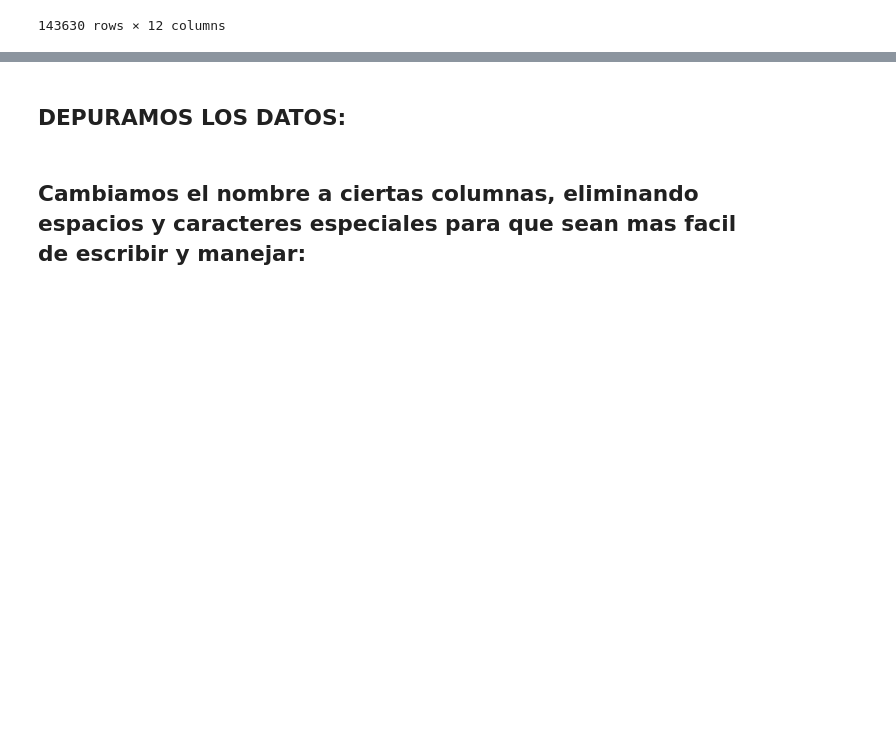
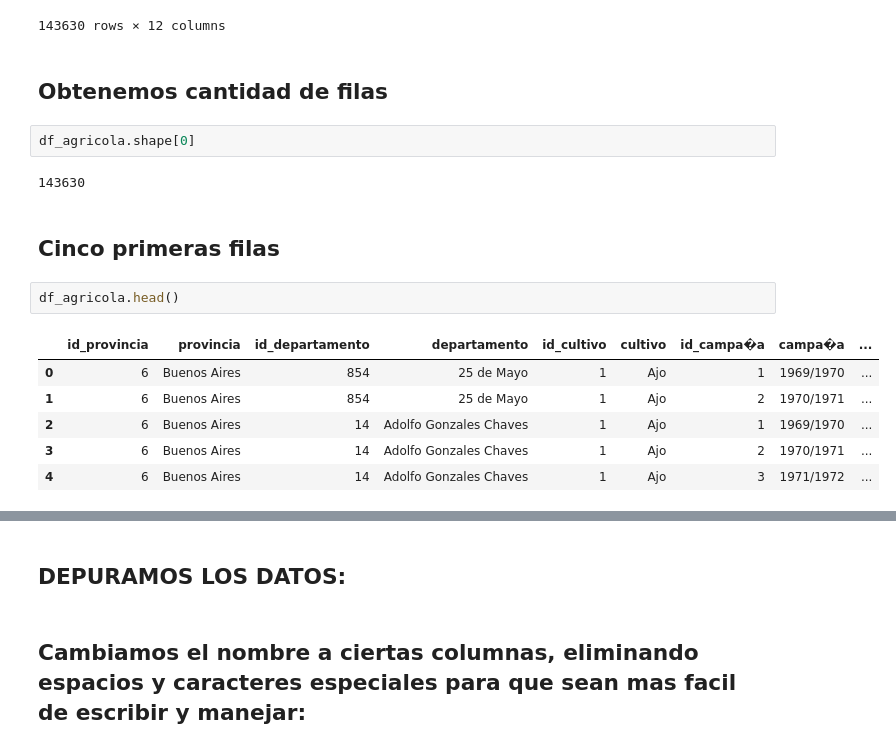
Before and after one commit to Marianod2003/Proyectogrupo21, a Jupyter notebook: codigo_principal/estimaciones_agricolas.ipynb, the cells around one changed output, grey strips where cells are left out. Drawn from its saved outputs; the diff is of its cells as text; blank space fills up the shorter version.

```diff
--- a/codigo_principal/estimaciones_agricolas.ipynb
+++ b/codigo_principal/estimaciones_agricolas.ipynb
@@ -49,3 +49,20 @@ df_agricola
 | 143628 | 54 | Misiones | 112 | San Pedro | 31 | Yerba mate | 49 | 2017/2018 | ... |
 | 143629 | 54 | Misiones | 112 | San Pedro | 31 | Yerba mate | 50 | 2018/2019 | ... |
 143630 rows × 12 columns
+# %% [markdown]
+## Obtenemos cantidad de filas
+# %%
+df_agricola.shape[0]
+# %% [output]
+143630
+# %% [markdown]
+## Cinco primeras filas
+# %%
+df_agricola.head()
+# %% [output]
+|  | id_provincia | provincia | id_departamento | departamento | id_cultivo | cultivo | id_campa�a | campa�a | ... |
+| 0 | 6 | Buenos Aires | 854 | 25 de Mayo | 1 | Ajo | 1 | 1969/1970 | ... |
+| 1 | 6 | Buenos Aires | 854 | 25 de Mayo | 1 | Ajo | 2 | 1970/1971 | ... |
+| 2 | 6 | Buenos Aires | 14 | Adolfo Gonzales Chaves | 1 | Ajo | 1 | 1969/1970 | ... |
+| 3 | 6 | Buenos Aires | 14 | Adolfo Gonzales Chaves | 1 | Ajo | 2 | 1970/1971 | ... |
+| 4 | 6 | Buenos Aires | 14 | Adolfo Gonzales Chaves | 1 | Ajo | 3 | 1971/1972 | ... |
```
Also changed, not shown: parts of 14 cells of this notebook.
